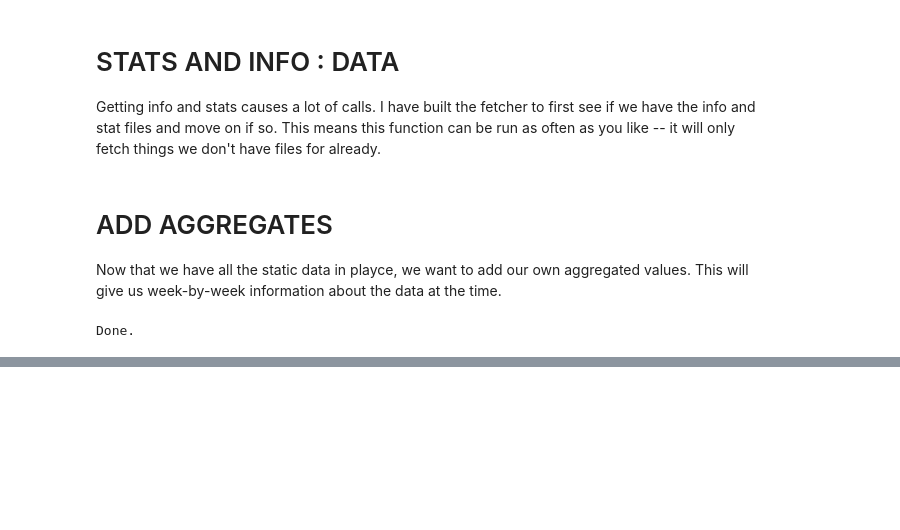
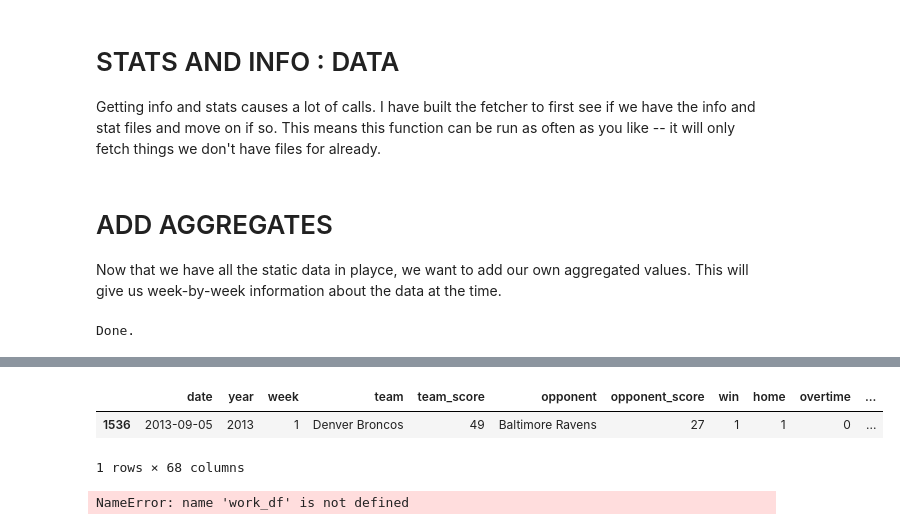
Before and after one commit to bladnman/footballing, a Jupyter notebook: src/1.data_engineering/1._SOURCE_ALL_DATA.ipynb, the cells around one changed output, grey strips where cells are left out. Cells and saved outputs as stored; diff of their text form; code cells hidden in the pictures; blank space fills up the shorter version.

```diff
--- a/src/1.data_engineering/1._SOURCE_ALL_DATA.ipynb
+++ b/src/1.data_engineering/1._SOURCE_ALL_DATA.ipynb
@@ -112,0 +187,10 @@ work_df.reset_index()
+# %%
+work_df.loc[:'1536']
+# %% [output]
+|  | date | year | week | team | team_score | opponent | opponent_score | win | home | overtime | ... |
+| 1536 | 2013-09-05 | 2013 | 1 | Denver Broncos | 49 | Baltimore Ravens | 27 | 1 | 1 | 0 | ... |
+1 rows × 68 columns
+# %%
+work_df
+# %% [output]
+NameError: name 'work_df' is not defined
```
Also changed, not shown: parts of 8 cells of this notebook, 3 other files.
